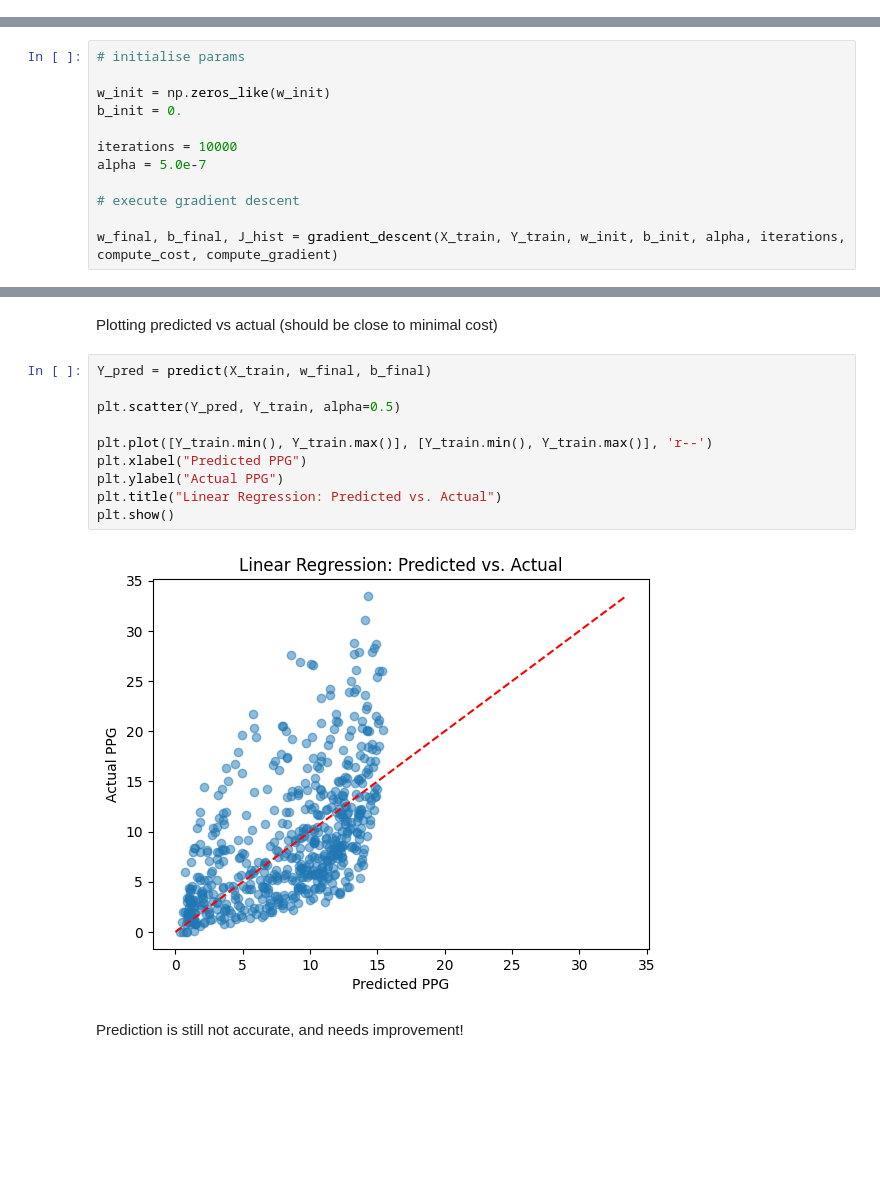
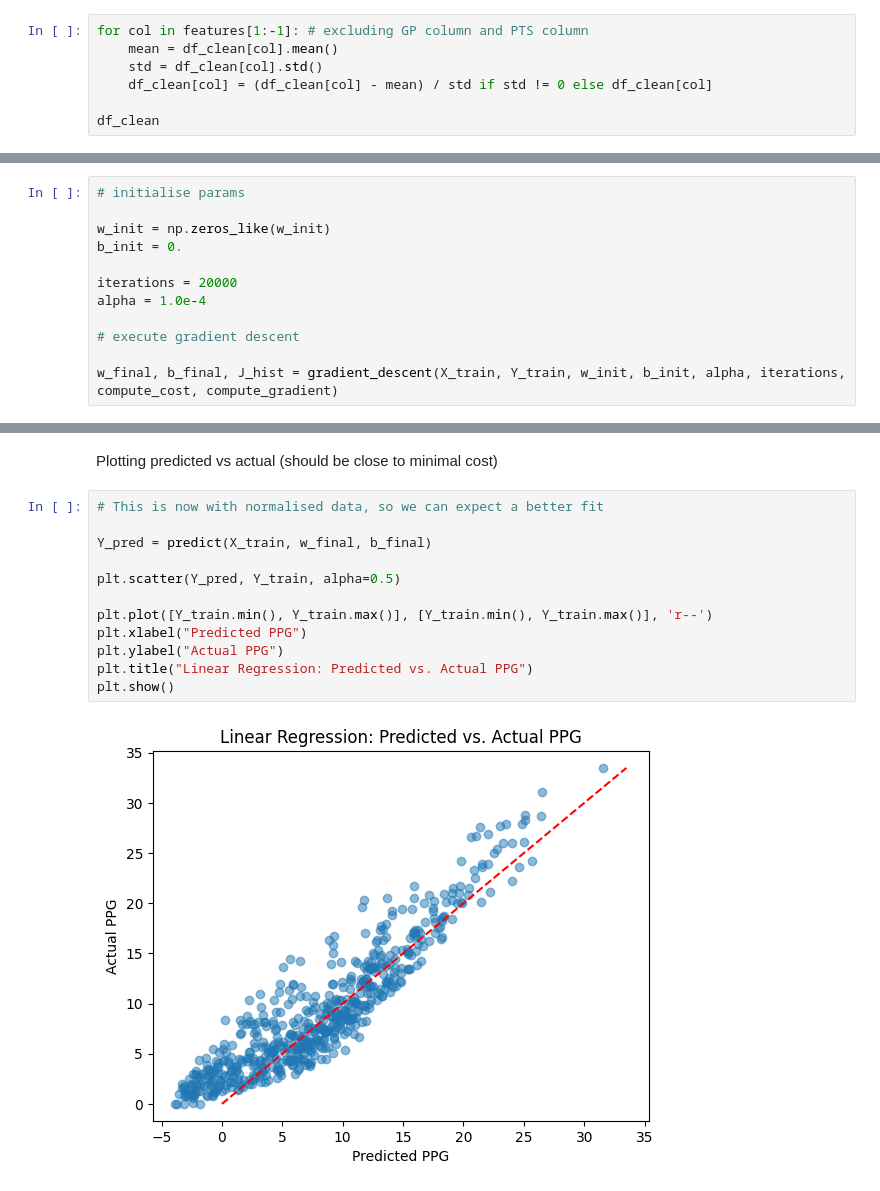
Before and after one commit to stephen-o17/machine-learning-specialization, a Jupyter notebook: nba_project_muitilinear.ipynb, the cells around one changed output, grey strips where cells are left out. Cells and saved outputs as stored; diff of their text form; blank space fills up the shorter version.

Commit message:
Made improvements using feature scaling

```diff
--- a/nba_project_muitilinear.ipynb
+++ b/nba_project_muitilinear.ipynb
@@ -123,0 +126,7 @@ df_clean
+# %%
+for col in features[1:-1]: # excluding GP column and PTS column
+    mean = df_clean[col].mean()
+    std = df_clean[col].std()
+    df_clean[col] = (df_clean[col] - mean) / std if std != 0 else df_clean[col]
+
+df_clean
@@ -280,8 +296,8 @@ Gradient descent to get ideal parameters for w and b
 w_init = np.zeros_like(w_init)
 b_init = 0.
 
-iterations = 10000
-alpha = 5.0e-7
+iterations = 20000
+alpha = 1.0e-4
 
 # execute gradient descent
 
@@ -317,16 +333,16 @@ plt.show()
 # %% [markdown]
 Plotting predicted vs actual (should be close to minimal cost)
 # %%
+# This is now with normalised data, so we can expect a better fit
+
 Y_pred = predict(X_train, w_final, b_final)
 
 plt.scatter(Y_pred, Y_train, alpha=0.5)
 
 plt.plot([Y_train.min(), Y_train.max()], [Y_train.min(), Y_train.max()], 'r--')
 plt.xlabel("Predicted PPG")
 plt.ylabel("Actual PPG")
-plt.title("Linear Regression: Predicted vs. Actual")
+plt.title("Linear Regression: Predicted vs. Actual PPG")
 plt.show()
 # %% [output]
-[figure, old version]
+[figure, new version]
-# %% [markdown]
-Prediction is still not accurate, and needs improvement!
```
Also changed, not shown: parts of 8 cells of this notebook.
